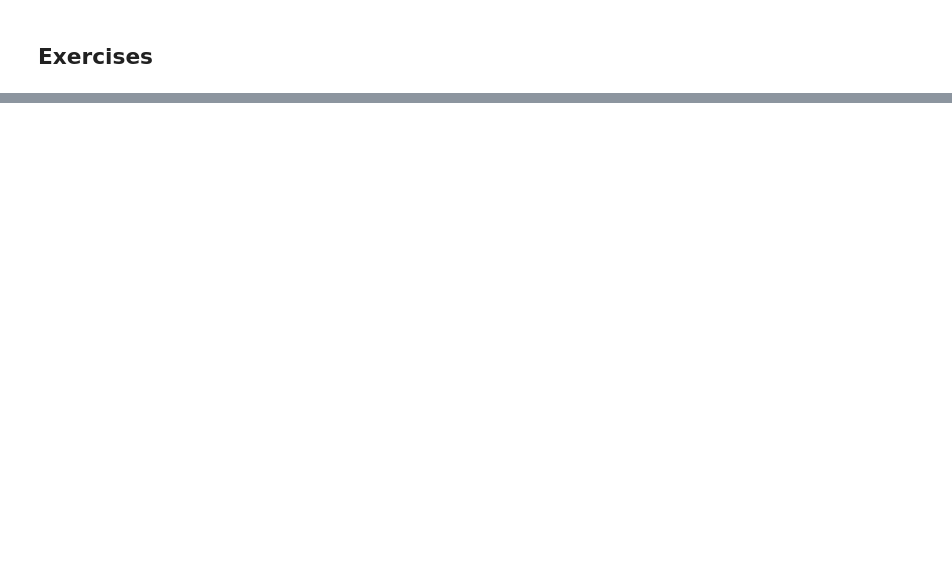
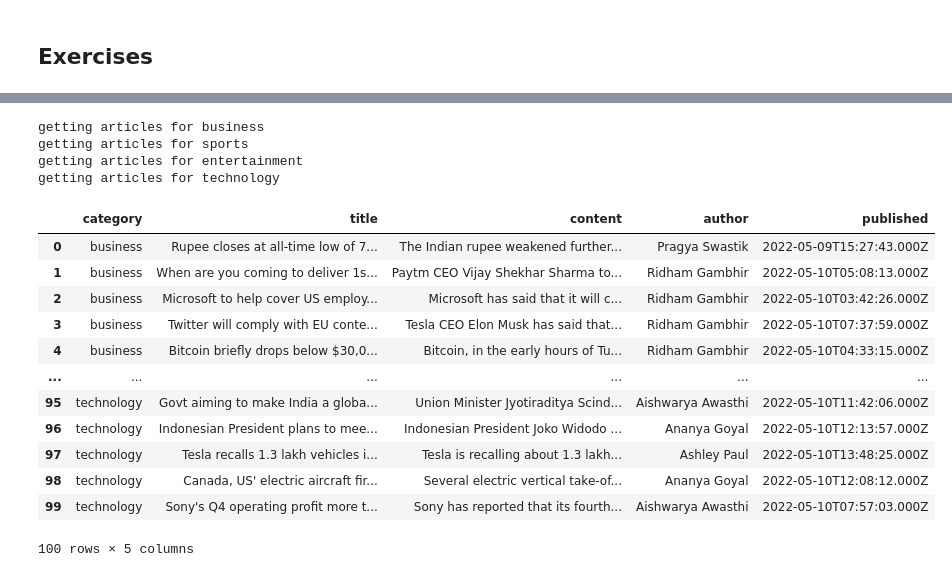
Before and after one commit to watermanbrandyn/natural-language-processing-exercises, a Jupyter notebook: acquire.ipynb, the cells around one changed output, grey strips where cells are left out. Saved outputs shown, nothing was run; the diff lists cells and outputs as text; code cells hidden in the pictures; blank space fills up the shorter version.

```diff
--- a/acquire.ipynb
+++ b/acquire.ipynb
@@ -155,0 +335,32 @@ Encapsulate your work in a function named get_blog_articles that will return a l
+# %%
+def get_news_articles():
+    categories = ['business', 'sports', 'entertainment', 'technology']
+    articles = []
+
+    for category in categories:
+        print(f'getting articles for {category}')
+        category_articles = parse_inshorts_page(category)
+        articles.extend(category_articles)
+
+    return pd.DataFrame(articles)
+# %%
+df = get_news_articles()
+df.head(100)
+# %% [output]
+getting articles for business
+getting articles for sports
+getting articles for entertainment
+getting articles for technology
+|  | category | title | content | author | published |
+| 0 | business | Rupee closes at all-time low of 7... | The Indian rupee weakened further... | Pragya Swastik | 2022-05-09T15:27:43.000Z |
+| 1 | business | When are you coming to deliver 1s... | Paytm CEO Vijay Shekhar Sharma to... | Ridham Gambhir | 2022-05-10T05:08:13.000Z |
+| 2 | business | Microsoft to help cover US employ... | Microsoft has said that it will c... | Ridham Gambhir | 2022-05-10T03:42:26.000Z |
+| 3 | business | Twitter will comply with EU conte... | Tesla CEO Elon Musk has said that... | Ridham Gambhir | 2022-05-10T07:37:59.000Z |
+| 4 | business | Bitcoin briefly drops below $30,0... | Bitcoin, in the early hours of Tu... | Ridham Gambhir | 2022-05-10T04:33:15.000Z |
+| ... | ... | ... | ... | ... | ... |
+| 95 | technology | Govt aiming to make India a globa... | Union Minister Jyotiraditya Scind... | Aishwarya Awasthi | 2022-05-10T11:42:06.000Z |
+| 96 | technology | Indonesian President plans to mee... | Indonesian President Joko Widodo ... | Ananya Goyal | 2022-05-10T12:13:57.000Z |
+| 97 | technology | Tesla recalls 1.3 lakh vehicles i... | Tesla is recalling about 1.3 lakh... | Ashley Paul | 2022-05-10T13:48:25.000Z |
+| 98 | technology | Canada, US' electric aircraft fir... | Several electric vertical take-of... | Ananya Goyal | 2022-05-10T12:08:12.000Z |
+| 99 | technology | Sony's Q4 operating profit more t... | Sony has reported that its fourth... | Aishwarya Awasthi | 2022-05-10T07:57:03.000Z |
+100 rows × 5 columns
```
Also changed, not shown: parts of 30 cells of this notebook.
